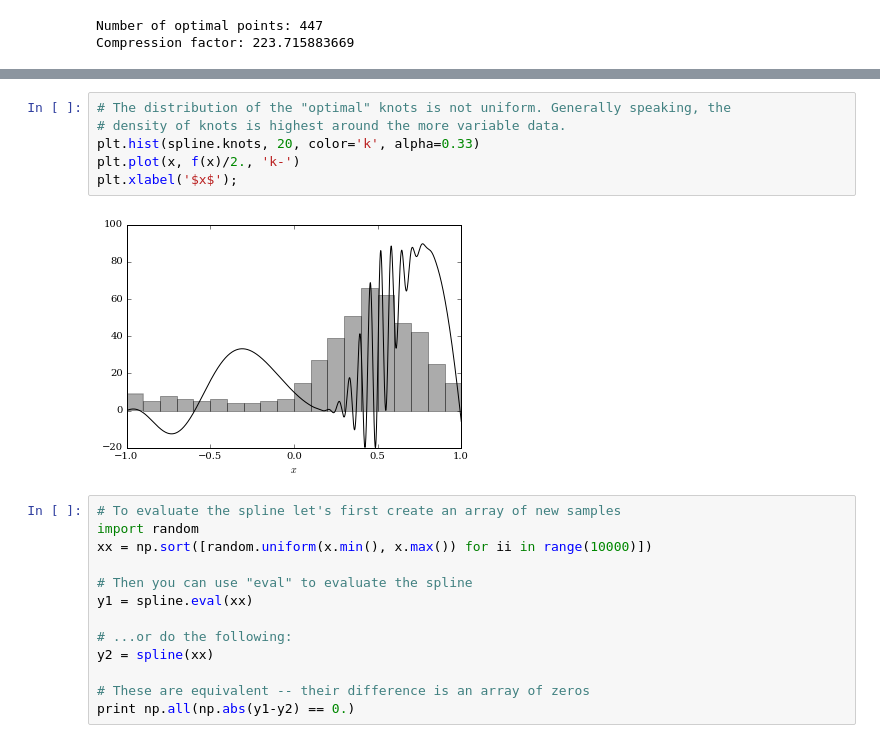
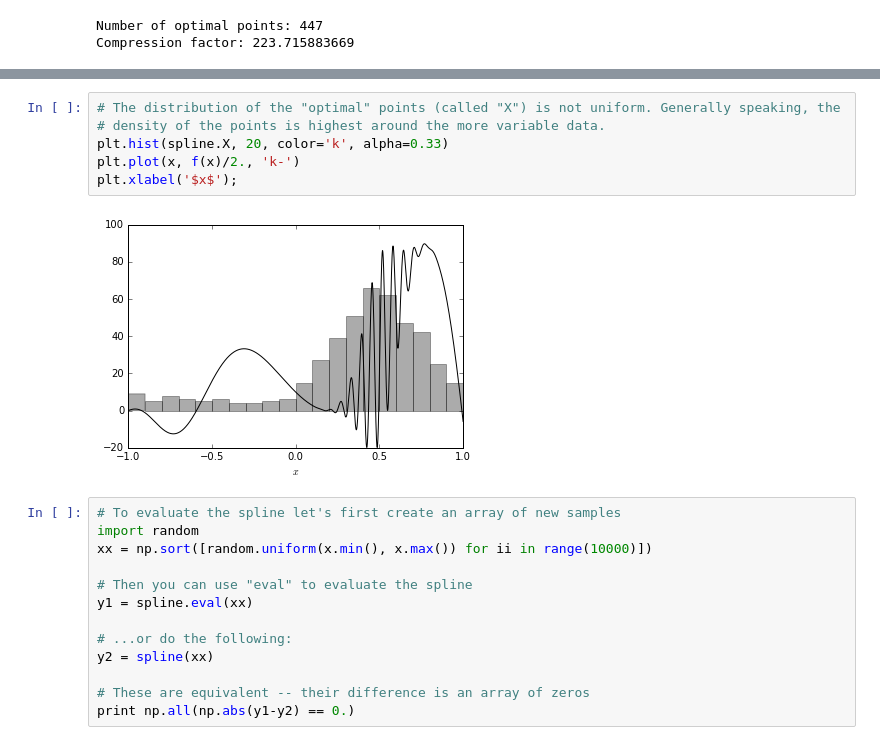
Before and after one commit to crgalley/romspline, a Jupyter notebook: romSpline_example.ipynb, the cells around one changed output, grey strips where cells are left out. Drawn from its saved outputs; the diff is of its cells as text.

```diff
--- a/romSpline_example.ipynb
+++ b/romSpline_example.ipynb
@@ -70,11 +70,11 @@ plt.loglog(spline.errors, 'k-');
 # %%
-# The distribution of the "optimal" knots is not uniform. Generally speaking, the
-# density of knots is highest around the more variable data.
-plt.hist(spline.knots, 20, color='k', alpha=0.33)
+# The distribution of the "optimal" points (called "X") is not uniform. Generally speaking, the
+# density of the points is highest around the more variable data.
+plt.hist(spline.X, 20, color='k', alpha=0.33)
 plt.plot(x, f(x)/2., 'k-')
 plt.xlabel('$x$');
 # %% [output]
-[figure, old version]
+[figure, new version]
 # %%
 # To evaluate the spline let's first create an array of new samples
 import random
```
Also changed, not shown: parts of 11 cells of this notebook.
